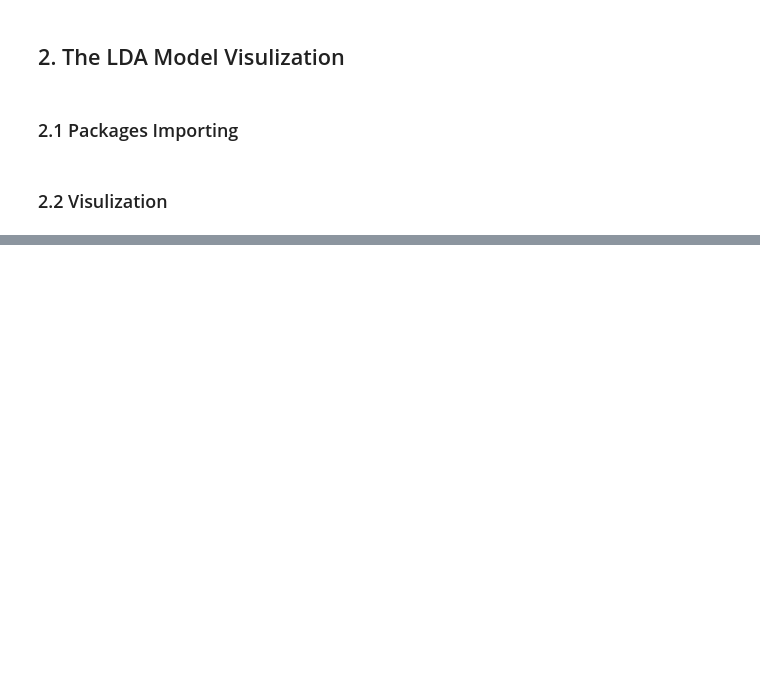
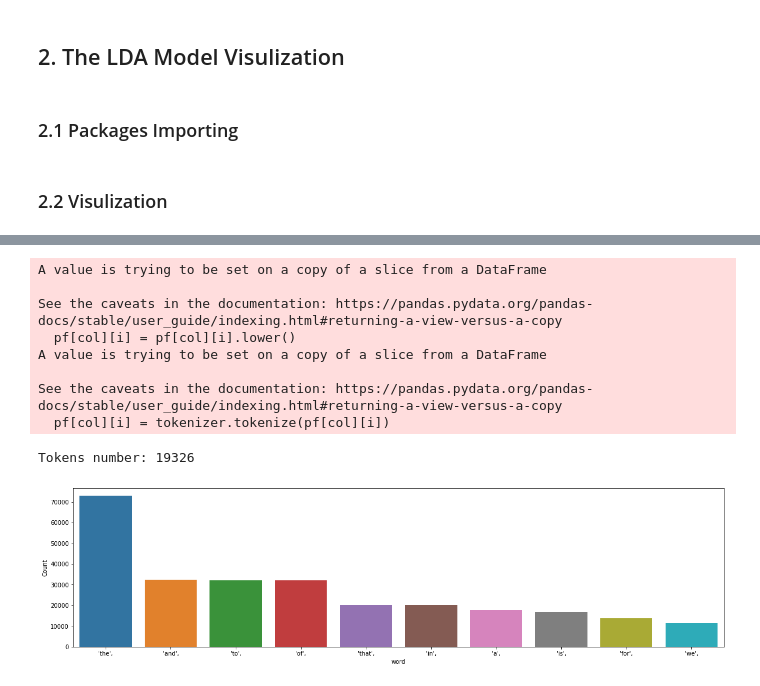
Before and after one commit to ZouZijie/Topic-Modelling-Project, a Jupyter notebook: Topic modelling of London Olympics Corpus (training on DOCS, classify on PARAS).ipynb, the cells around one changed output, grey strips where cells are left out. Cells and saved outputs as stored; diff of their text form; code cells hidden in the pictures; blank space fills up the shorter version.

```diff
--- a/Topic modelling of London Olympics Corpus (training on DOCS, classify on PARAS).ipynb
+++ b/Topic modelling of London Olympics Corpus (training on DOCS, classify on PARAS).ipynb
@@ -39,5 +39,5 @@ lemmatization = 1                  #Whether implement corpus lemmatization 2:Lem
 # %% [markdown]
 ## 1.3 Corpus Reading
 # %%
-df = pd.read_csv("Olympics-ALL-DOCS.csv", header = None)
+df = pd.read_csv("Olympics-ALL-DOCS.csv", header = None, error_bad_lines=False)
 # %%
@@ -221,13 +271,0 @@ LOdf = pd.DataFrame(df[col])
-# %%
-#Make the Dataframe of the biggest distribution topics of each paragraph
-MTopics =  list()
-for i in LOldamodel.get_document_topics(LOcorpus)[:]:
-    listj=[]
-    for j in i:
-        listj.append(j[1])
-    bz=listj.index(max(listj))
-    #print(i[bz][0],i,listj,listj.index(max(listj)))
-    #print(i[bz][0])
-    MTopics.append(bz)
-
-MTopics = pd.DataFrame(MTopics)
@@ -263,0 +336,20 @@ vis
+# %%
+#Tokenize the corpus
+tokenizer = RegexpTokenizer(r'\w+')
+for i in range (len(pf)):
+    pf[col][i] = pf[col][i].lower()
+    pf[col][i] = tokenizer.tokenize(pf[col][i])
+
+print('Tokens number: %d'% (len(Dictionary(pf[col]))))
+freq_words(pf[col],10)
+# %% [output]
+A value is trying to be set on a copy of a slice from a DataFrame
+
+See the caveats in the documentation: https://pandas.pydata.org/pandas-docs/stable/user_guide/indexing.html#returning-a-view-versus-a-copy
+  pf[col][i] = pf[col][i].lower()
+A value is trying to be set on a copy of a slice from a DataFrame
+
+See the caveats in the documentation: https://pandas.pydata.org/pandas-docs/stable/user_guide/indexing.html#returning-a-view-versus-a-copy
+  pf[col][i] = tokenizer.tokenize(pf[col][i])
+Tokens number: 19326
+[figure, added]
```
Also changed, not shown: parts of 42 cells of this notebook.
